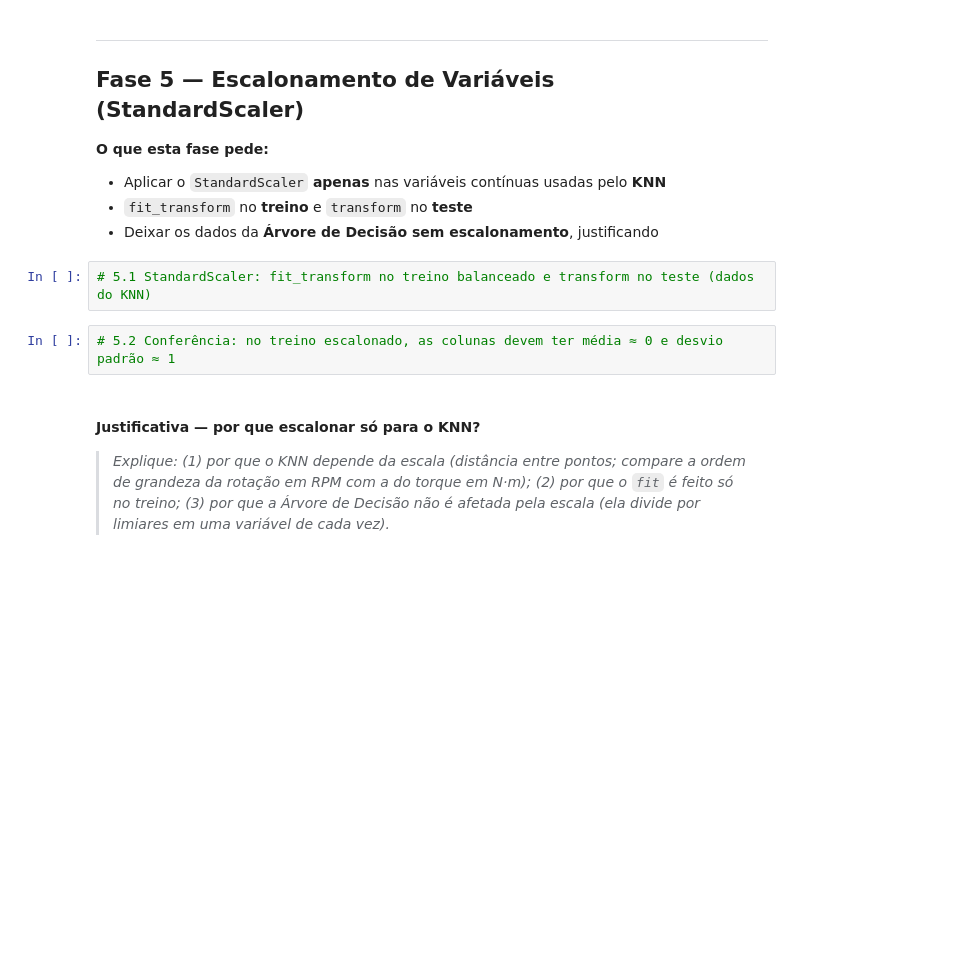
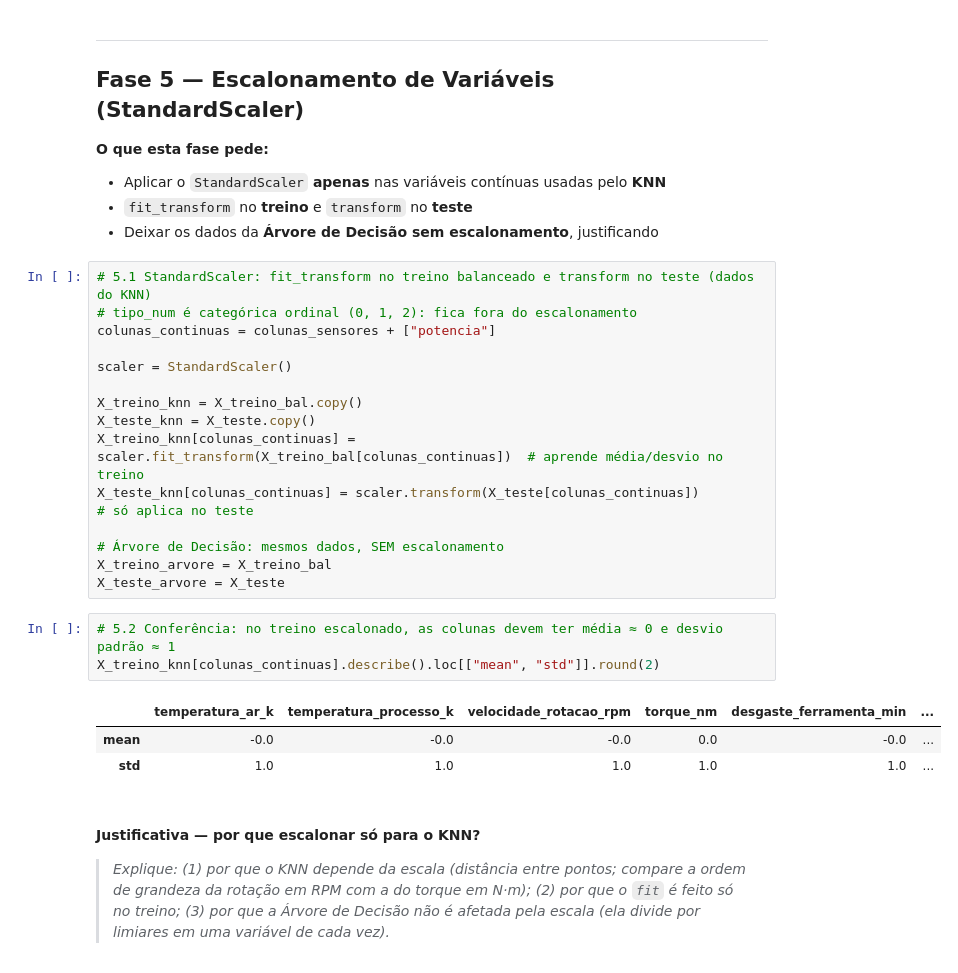
Before and after one commit to talitagalanti/manutencao-preditiva, a Jupyter notebook: notebooks/projeto_manutencao_preditiva.ipynb, the cells around one changed output. Drawn from its saved outputs; the diff is of its cells as text; blank space fills up the shorter version.

Commit message:
implementa StandardScaler apenas nas variáveis contínuas do KNN

```diff
--- a/notebooks/projeto_manutencao_preditiva.ipynb
+++ b/notebooks/projeto_manutencao_preditiva.ipynb
@@ -513,8 +513,26 @@ Teste (intocado):  {0: 1932, 1: 68}
 - Deixar os dados da **Árvore de Decisão sem escalonamento**, justificando
 # %%
 # 5.1 StandardScaler: fit_transform no treino balanceado e transform no teste (dados do KNN)
+# tipo_num é categórica ordinal (0, 1, 2): fica fora do escalonamento
+colunas_continuas = colunas_sensores + ["potencia"]
+
+scaler = StandardScaler()
+
+X_treino_knn = X_treino_bal.copy()
+X_teste_knn = X_teste.copy()
+X_treino_knn[colunas_continuas] = scaler.fit_transform(X_treino_bal[colunas_continuas])  # aprende média/desvio no treino
+X_teste_knn[colunas_continuas] = scaler.transform(X_teste[colunas_continuas])            # só aplica no teste
+
+# Árvore de Decisão: mesmos dados, SEM escalonamento
+X_treino_arvore = X_treino_bal
+X_teste_arvore = X_teste
 # %%
 # 5.2 Conferência: no treino escalonado, as colunas devem ter média ≈ 0 e desvio padrão ≈ 1
+X_treino_knn[colunas_continuas].describe().loc[["mean", "std"]].round(2)
+# %% [output]
+|  | temperatura_ar_k | temperatura_processo_k | velocidade_rotacao_rpm | torque_nm | desgaste_ferramenta_min | ... |
+| mean | -0.0 | -0.0 | -0.0 | 0.0 | -0.0 | ... |
+| std | 1.0 | 1.0 | 1.0 | 1.0 | 1.0 | ... |
 # %% [markdown]
 #### Justificativa — por que escalonar só para o KNN?
 
```
